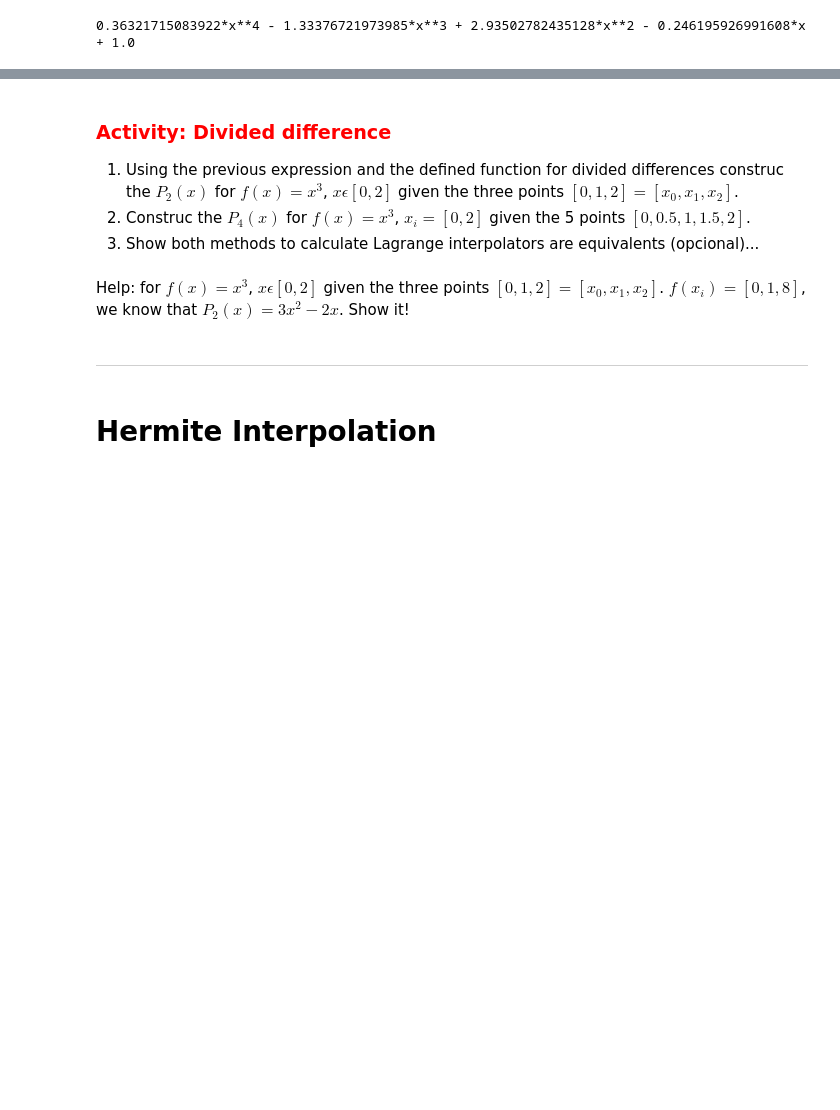
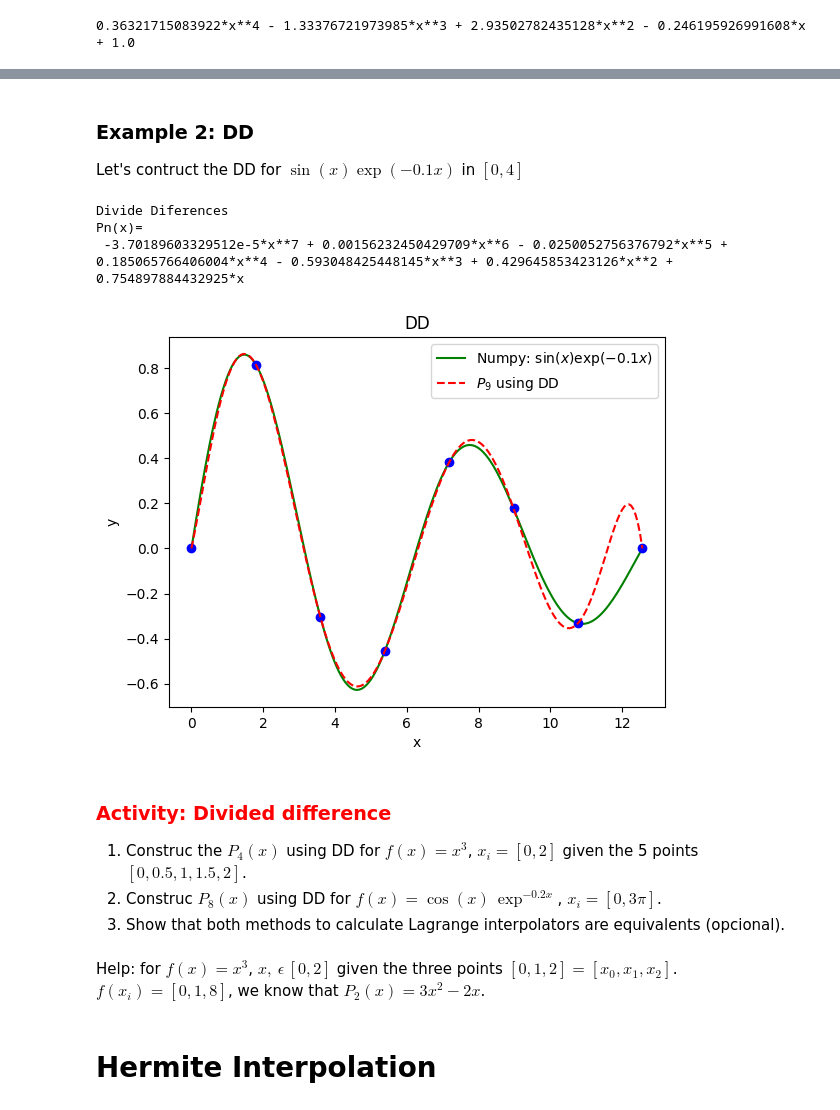
Before and after one commit to anferivera/Metodos_Computacionales, a Jupyter notebook: 4_interpolation.ipynb, the cells around one changed output, grey strips where cells are left out. Saved outputs shown, nothing was run; the diff lists cells and outputs as text; code cells hidden in the pictures; blank space fills up the shorter version.

```diff
--- a/4_interpolation.ipynb
+++ b/4_interpolation.ipynb
@@ -526,12 +557,53 @@ plt.show()
+# %% [markdown]
+### Example 2: DD
+Let's contruct the DD for $\sin(x)\exp(-0.1x)$ in $[0,4]$
+# %%
+#****** compact form *******
+xx = np.linspace(0,4*np.pi,200)
+yy = np.sin(xx)*np.exp(-0.1*xx)
+
+N = 8
+Xn = np.linspace(0,4*np.pi,N)
+Yn = np.sin(Xn)*np.exp(-0.1*Xn)
+
+x = sp.Symbol('x')
+#init variables
+t = 0
+product = 1
+for i in range(0,len(Xn)):
+  t += D(int(Xn[0]),i, Xn, Yn)*product
+  product *= (x-Xn[i])
+
+#print('Pn(x)=',t,'\n')
+t = sp.expand(simplify(t))
+print('Divide Diferences\nPn(x)=\n',t )
+#Convert a SymPy expression into a function that allows for numeric evaluation.
+t = sp.lambdify(x ,t) # is the function
+
+# plot
+plt.plot(xx,yy,'g-',label='Numpy: $\\sin(x)\\exp(-0.1x)$')
+#plt.plot(x,np.sin(x)*np.exp(-0.1*x),'r-')
+plt.plot(Xn,Yn,'bo')
+#plt.plot(xx, Polynomial(poly3.coef[::-1])(xx), 'r--',label=r'$P_7(x)$')
+plt.plot(xx,t(xx),'r--',label='$P_9$ using DD')
+
+plt.xlabel('x')
+plt.ylabel('y')
+plt.title('DD')
+plt.legend()
+plt.show()
+# %% [output]
+Divide Diferences
+Pn(x)=
+ -3.70189603329512e-5*x**7 + 0.00156232450429709*x**6 - 0.0250052756376792*x**5 + 0.185065766406004*x**4 - 0.593048425448145*x**3 + 0.429645853423126*x**2 + 0.754897884432925*x
+[figure, added]
 # %% [markdown]
  ### <font color='red'>     **Activity: Divided difference** </font>
-1.  Using the previous expression and the defined function for divided differences construc the $P_2(x)$ for $f(x)=x^3$, $x ϵ [0,2]$ given the three points $[0,1,2]=[x_0,x_1,x_2]$.
-2.  Construc the $P_4(x)$ for $f(x)=x^3$, $x_i = [0,2]$ given the 5 points $[0,0.5,1,1.5,2]$.
-3.  Show both methods to calculate Lagrange interpolators are equivalents (opcional)...
+1.  Construc the $P_4(x)$ using DD for $f(x)=x^3$, $x_i = [0,2]$ given the 5 points $[0,0.5,1,1.5,2]$.
+2.  Construc $P_8(x)$  using DD for $f(x)=\cos(x)\,\exp^{-0.2x}$, $x_i = [0,3\pi]$.
+3. Show that both methods to calculate Lagrange interpolators are equivalents (opcional).
 # %% [markdown]
-Help: for $f(x)=x^3$, $x ϵ [0,2]$ given the three points $[0,1,2]=[x_0,x_1,x_2]$. $f(x_i)=[0,1,8]$, we know that $P_2(x)=3x^2-2x$. Show it!
+Help: for $f(x)=x^3$, $x,\ ϵ\, [0,2]$ given the three points $[0,1,2]=[x_0,x_1,x_2]$. $f(x_i)=[0,1,8]$, we know that $P_2(x)=3x^2-2x$.
-# %% [markdown]
-- - -
 # %% [markdown]
 # Hermite Interpolation
 # %% [markdown]
```
Also changed, not shown: parts of 16 cells of this notebook.
